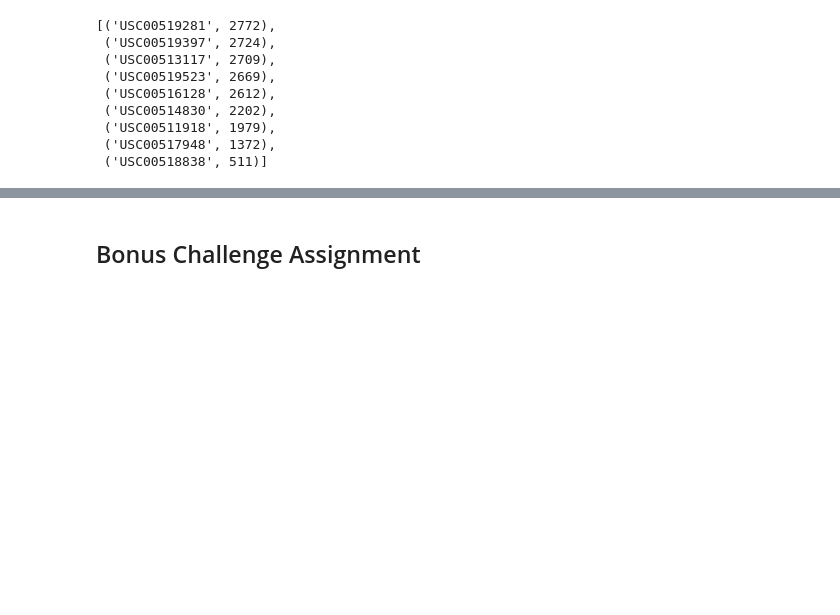
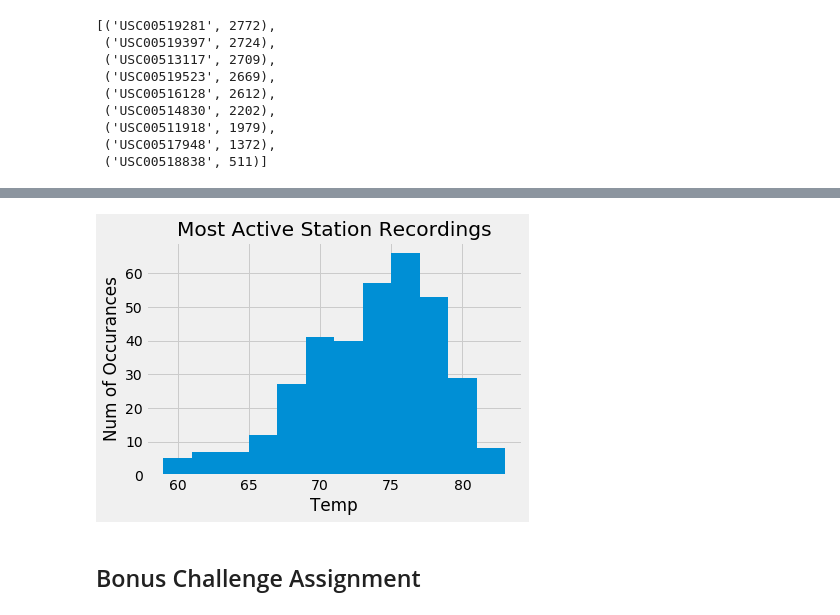
Before and after one commit to tracygoznikar/SQLAlchemy-Challenge, a Jupyter notebook: climate_starter.ipynb, the cells around one changed output, grey strips where cells are left out. Drawn from its saved outputs; the diff is of its cells as text; code cells hidden in the pictures; blank space fills up the shorter version.

Commit message:
adds code for station analysis

```diff
--- a/climate_starter.ipynb
+++ b/climate_starter.ipynb
@@ -175,3 +182,9 @@ Stations [('USC00519281', 2772), ('USC00519397', 2724), ('USC00513117', 2709), (
 # %%
 # Choose the station with the highest number of temperature observations.
 # Query the last 12 months of temperature observation data for this station and plot the results as a histogram
+tobs_query_ls = session.query(Measurement.tobs).\
+filter(Measurement.date>='2016-08-23').\
+filter(Measurement.station == 'USC00519281').\
+order_by(Measurement.tobs).all()
+tobs_df = pd.DataFrame(tobs_query_ls)
+tobs_df.head()
@@ -178,3 +198,11 @@ Stations [('USC00519281', 2772), ('USC00519397', 2724), ('USC00513117', 2709), (
+# %%
+tobs_df.hist(bins=12)
+plt.xlabel('Temp')
+plt.ylabel('Num of Occurances')
+plt.title('Most Active Station Recordings')
+plt.show()
+# %% [output]
+[figure, added]
 # %% [markdown]
 ## Bonus Challenge Assignment
 # %%
```
Also changed, not shown: parts of 2 cells of this notebook.
